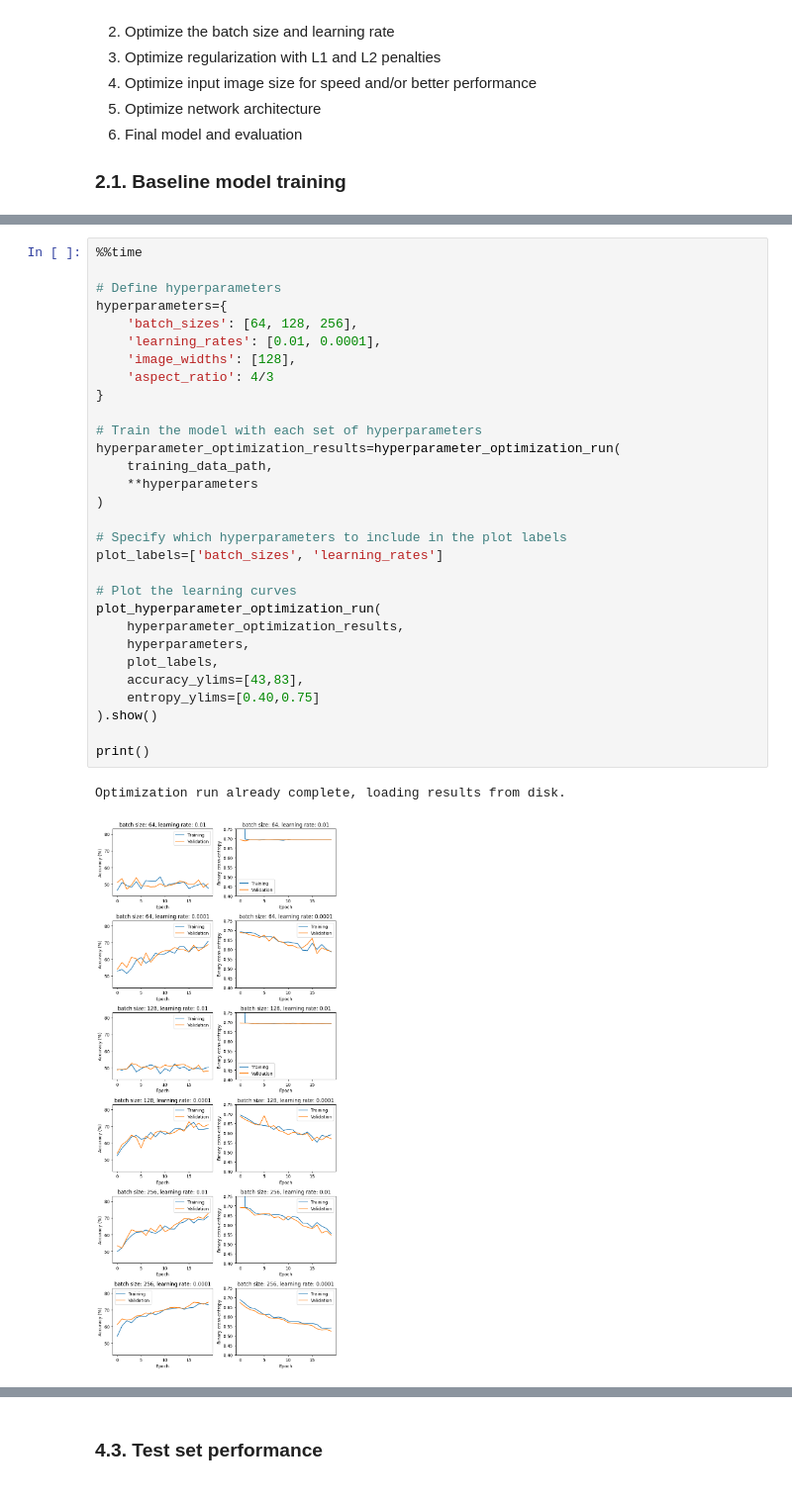
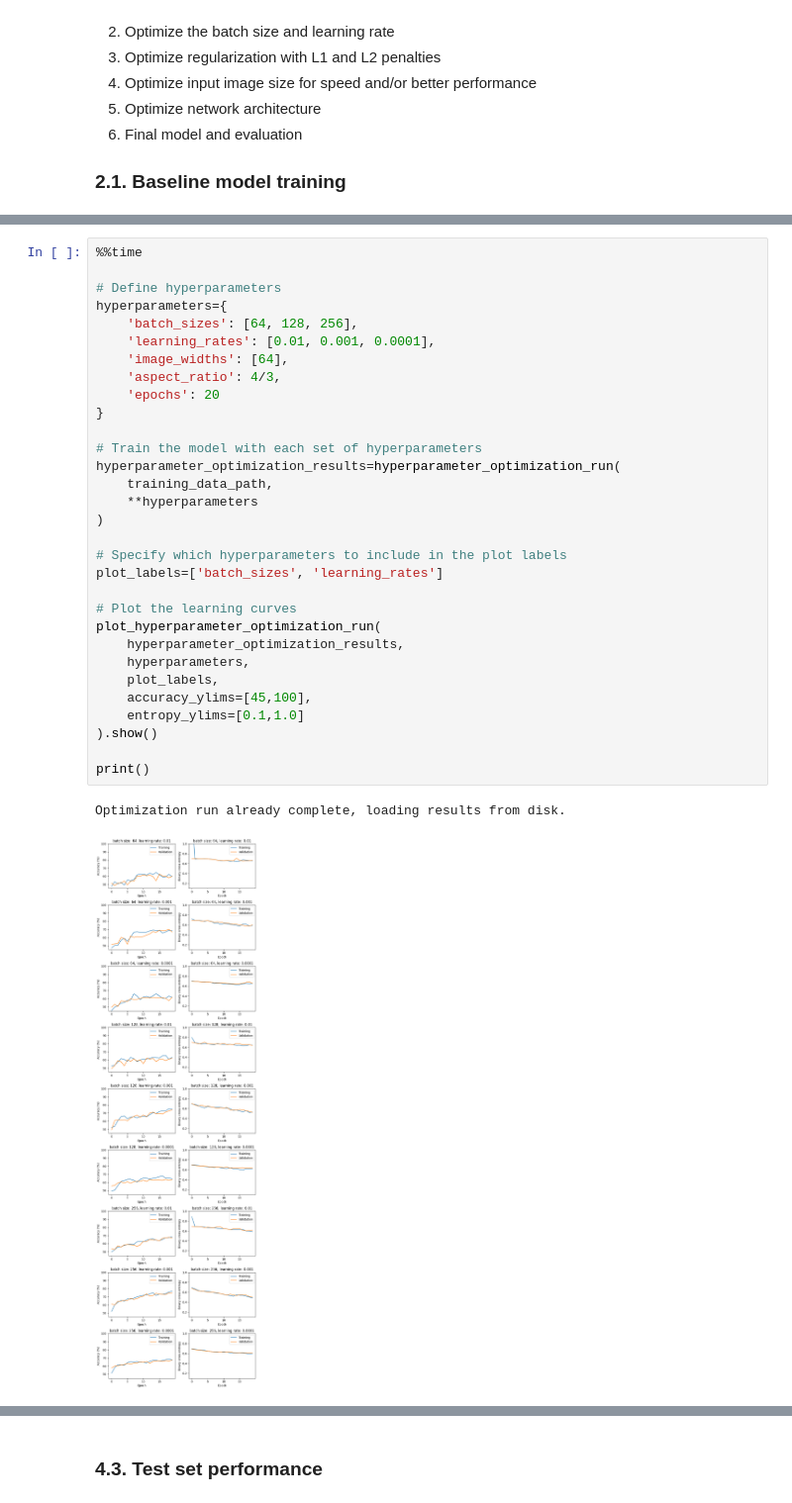
Before and after one commit to 4GeeksAcademy/gperdrizet-image-classification, a Jupyter notebook: src/solution.ipynb, the cells around one changed output, grey strips where cells are left out. Shown at 99% size. Drawn from its saved outputs; the diff is of its cells as text.

```diff
--- a/src/solution.ipynb
+++ b/src/solution.ipynb
@@ -182,33 +212,34 @@ OK, not great. Does not seem like the model is learning at all. The training cur
 # %%
 %%time
 
 # Define hyperparameters
 hyperparameters={
     'batch_sizes': [64, 128, 256],
-    'learning_rates': [0.01, 0.0001],
-    'image_widths': [128],
-    'aspect_ratio': 4/3
+    'learning_rates': [0.01, 0.001, 0.0001],
+    'image_widths': [64],
+    'aspect_ratio': 4/3,
+    'epochs': 20
 }
 
 # Train the model with each set of hyperparameters
 hyperparameter_optimization_results=hyperparameter_optimization_run(
     training_data_path,
     **hyperparameters
 )
 
 # Specify which hyperparameters to include in the plot labels
 plot_labels=['batch_sizes', 'learning_rates']
 
 # Plot the learning curves
 plot_hyperparameter_optimization_run(
     hyperparameter_optimization_results,
     hyperparameters,
     plot_labels,
-    accuracy_ylims=[43,83],
-    entropy_ylims=[0.40,0.75]
+    accuracy_ylims=[45,100],
+    entropy_ylims=[0.1,1.0]
 ).show()
 
 print()
 # %% [output]
 Optimization run already complete, loading results from disk.
-[figure, old version]
+[figure, new version]
```
Also changed, not shown: parts of 23 cells of this notebook, 1 other file.
